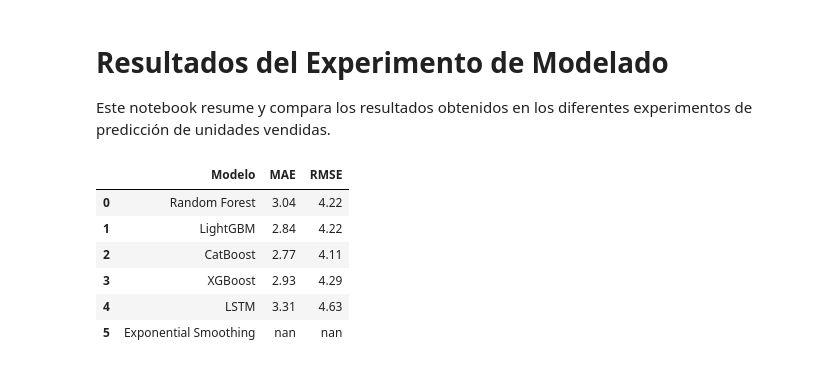
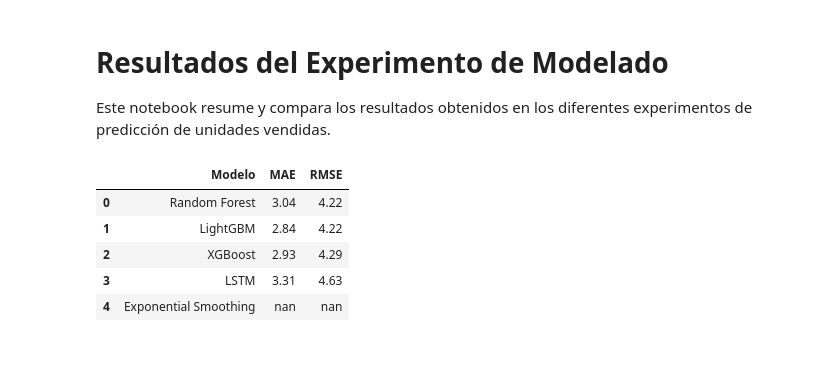
Before and after one commit to aladelca/pc1_20252_metodologia_data_science, a Jupyter notebook: notebooks/03_results_analysis.ipynb, the cells around one changed output. Drawn from its saved outputs; the diff is of its cells as text; code cells hidden in the pictures.

```diff
--- a/notebooks/03_results_analysis.ipynb
+++ b/notebooks/03_results_analysis.ipynb
@@ -5,28 +5,26 @@ Este notebook resume y compara los resultados obtenidos en los diferentes experi
 # %%
 import pandas as pd
 import matplotlib.pyplot as plt
 
 # Centralizar métricas de cada modelo probado
 results = pd.DataFrame([
     {"Modelo": "Random Forest", "MAE": 3.04, "RMSE": 4.22},
     {"Modelo": "LightGBM", "MAE": 2.84, "RMSE": 4.22},
-    {"Modelo": "CatBoost", "MAE": 2.77, "RMSE": 4.11},
     {"Modelo": "XGBoost", "MAE": 2.93, "RMSE": 4.29},
     {"Modelo": "LSTM", "MAE": 3.31, "RMSE": 4.63},
     {"Modelo": "Exponential Smoothing", "MAE": None, "RMSE": None}
 ])
 
 results.style.format({"MAE": "{:.2f}", "RMSE": "{:.2f}"}).highlight_min(
     subset=["MAE", "RMSE"], color="grey"
 )
 # %% [output]
 |  | Modelo | MAE | RMSE |
 | 0 | Random Forest | 3.04 | 4.22 |
 | 1 | LightGBM | 2.84 | 4.22 |
-| 2 | CatBoost | 2.77 | 4.11 |
-| 3 | XGBoost | 2.93 | 4.29 |
-| 4 | LSTM | 3.31 | 4.63 |
-| 5 | Exponential Smoothing | nan | nan |
+| 2 | XGBoost | 2.93 | 4.29 |
+| 3 | LSTM | 3.31 | 4.63 |
+| 4 | Exponential Smoothing | nan | nan |
 # %%
 # Comparar MAE
 plt.figure(figsize=(8,5))
```
Also changed, not shown: parts of 3 cells of this notebook, 1 other file.
